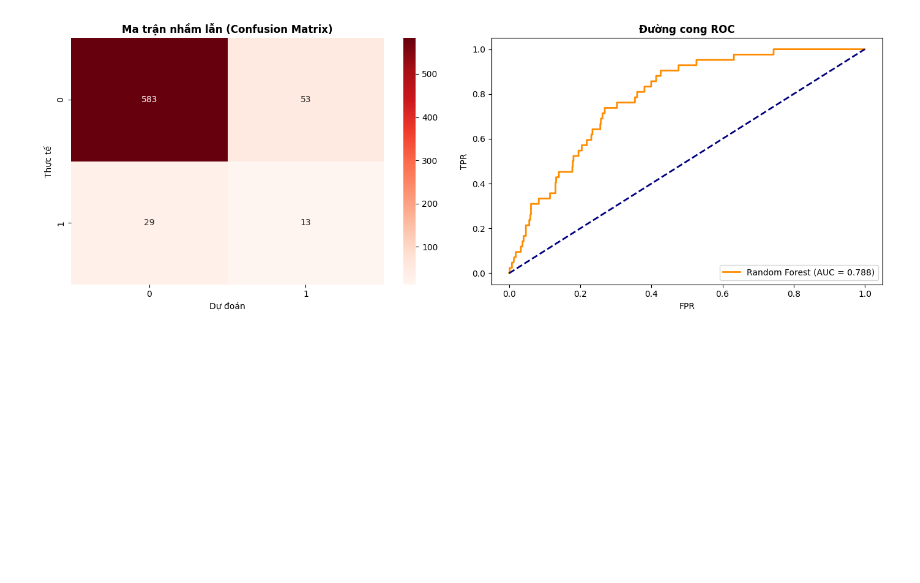
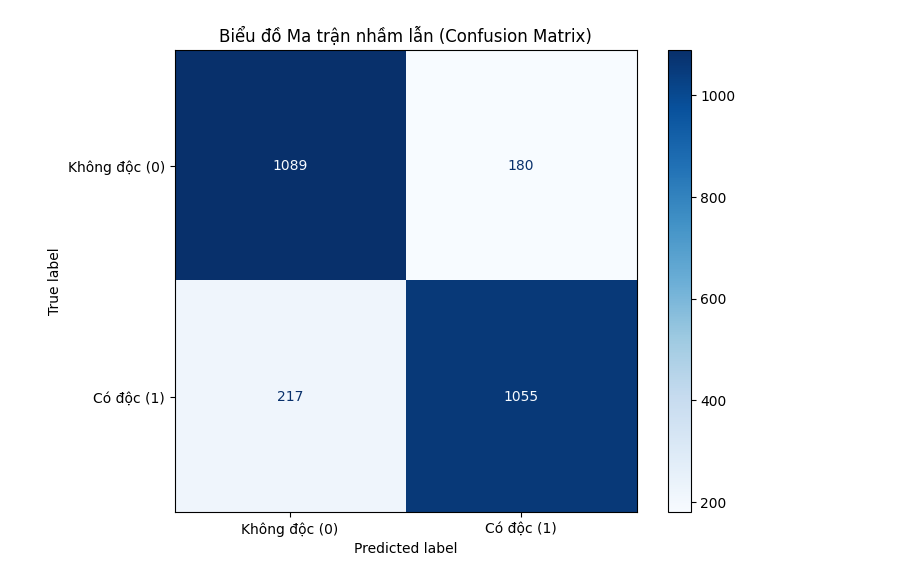
Before and after one commit to HuyVuCS/GroupLab_DrugDiscovery, a Jupyter notebook: Drug Discovery.ipynb, the cells around one changed output. Saved outputs shown, nothing was run; the diff lists cells and outputs as text; code cells hidden in the pictures; blank space fills up the shorter version.

```diff
--- a/Drug Discovery.ipynb
+++ b/Drug Discovery.ipynb
@@ -177,0 +167,10 @@ print(f"-> Khai thác Subgraph hoàn tất! Ma trận Features (X) có kích th
+# %%
+# Lọc ra nhóm phân tử mang độc tính (Nhãn = 1) để tìm các mẫu gây độc (Toxicophores)
+toxic_mols = [mols[i] for i in range(len(mols)) if y_labels[i] == 1]
+print(f"Số lượng phân tử có độc tính tham gia khai phá: {len(toxic_mols)}")
+
+# Cài đặt ngưỡng tối thiểu min_sup (0.1 = 10%)
+min_sup = 0.1
+
+# Gọi hàm khai phá
+discovered_patterns = fsm_algorithm(toxic_mols, min_sup_threshold=min_sup, max_k=6)
@@ -198,45 +225,56 @@ Huấn luyện mô hình Random Forest trên dữ liệu Subgraphs
 # %%
-# Cell 6: Huấn luyện mô hình Random Forest trên dữ liệu Subgraphs
-print("--- ĐANG HUẤN LUYỆN MÔ HÌNH RANDOM FOREST ---")
+# 1. Huấn luyện Random Forest
+rf = RandomForestClassifier(n_estimators=100, random_state=42)
+rf.fit(X_train, y_train)
 
-rf_model = RandomForestClassifier(n_estimators=100, max_depth=15, random_state=42, n_jobs=-1)
-rf_model.fit(X_train_resampled, y_train_resampled)
+# 2. Dự đoán nhãn và xác suất
+y_pred = rf.predict(X_test)
+y_probs = rf.predict_proba(X_test)[:, 1]
 
-y_pred = rf_model.predict(X_test)
-y_prob = rf_model.predict_proba(X_test)[:, 1]
+# 3. Tính toán các chỉ số
+report_dict = classification_report(y_test, y_pred, output_dict=True)
+report_df = pd.DataFrame(report_dict).transpose()
 
-print("\n[BÁO CÁO ĐÁNH GIÁ MÔ HÌNH PHÂN LỚP ĐỒ THỊ]")
+# Tính AUC tổng thể
+fpr, tpr, thresholds = roc_curve(y_test, y_probs)
+model_auc = auc(fpr, tpr)
+report_df.insert(loc=3, column='AUC', value=model_auc)
 
-report_dict = classification_report(y_test, y_pred, target_names=['An Toàn (0)', 'Độc (1)'], output_dict=True)
-df_report = pd.DataFrame(report_dict).transpose()
+report_df.at['accuracy', 'precision'] = ""
+report_df.at['accuracy', 'recall'] = ""
 
-df_report.loc['accuracy', ['precision', 'recall']] = np.nan
+# Trình bày trực quan bằng đường kẻ
+styled_report = report_df.style.set_properties(**{'border': '1px solid black', 'text-align': 'center'})\
+.set_table_styles([{'selector': 'th', 'props': [('border', '1px solid black'), ('background-color','1px solid black')]}])
+display(styled_report)
 
-formatted_report = df_report.copy()
-for col in ['precision', 'recall', 'f1-score']:
-    formatted_report[col] = formatted_report[col].apply(lambda x: f"{x:.2f}" if pd.notnull(x) else "")
-formatted_report['support'] = formatted_report['support'].apply(lambda x: f"{int(x)}")
+# 5. Vẽ Confusion Matrix dạng biểu đồ Heatmap
+fig, ax = plt.subplots(figsize=(8, 6))
+cm = confusion_matrix(y_test, y_pred)
+disp = ConfusionMatrixDisplay(confusion_matrix=cm, display_labels=['Không độc (0)', 'Có độc (1)'])
+disp.plot(cmap='Blues', values_format='d', ax=ax)
+ax.set_title('Biểu đồ Ma trận nhầm lẫn (Confusion Matrix)')
+plt.show()
 
-display(formatted_report)
+# 6. Vẽ biểu đồ ROC Curve và hiển thị AUC
+plt.figure(figsize=(8, 6))
+plt.plot(fpr, tpr, color='darkorange', lw=2, label=f'ROC curve (AUC = {model_auc:.4f})')
+plt.plot([0, 1], [0, 1], color='navy', lw=2, linestyle='--')
+plt.xlim([0.0, 1.0])
+plt.ylim([0.0, 1.05])
+plt.xlabel('Tỷ lệ Dương tính giả (False Positive Rate)')
+plt.ylabel('Tỷ lệ Dương tính thật (True Positive Rate)')
+plt.title('Biểu đồ Đường cong ROC')
+plt.legend(loc="lower right")
+plt.grid(alpha=0.3)
+plt.show()
 
-# Trực quan hóa kết quả
-fig, axes = plt.subplots(1, 2, figsize=(14, 5))
+# 7. Trực quan hóa các mảnh cấu trúc quan trọng nhất (Toxicophores)
+importances = rf.feature_importances_
+top_indices = np.argsort(importances)[-5:]
 
-# 1. Ma trận nhầm lẫn
-sns.heatmap(confusion_matrix(y_test, y_pred), annot=True, fmt='d', cmap='Reds', ax=axes[0])
-axes[0].set_title('Ma trận nhầm lẫn (Confusion Matrix)', fontweight='bold')
-axes[0].set_xlabel('Dự đoán')
-axes[0].set_ylabel('Thực tế')
-
-# 2. Đường cong ROC
-fpr, tpr, _ = roc_curve(y_test, y_prob)
-axes[1].plot(fpr, tpr, color='darkorange', lw=2, label=f'Random Forest (AUC = {auc(fpr, tpr):.3f})')
-axes[1].plot([0, 1], [0, 1], color='navy', lw=2, linestyle='--')
-axes[1].set_title('Đường cong ROC', fontweight='bold')
-axes[1].set_xlabel('FPR')
-axes[1].set_ylabel('TPR')
-axes[1].legend(loc="lower right")
-
-plt.tight_layout()
-plt.show()
+print("\nTop 5 cấu trúc con quyết định độc tính:")
+top_mols = [discovered_patterns[i] for i in top_indices]
+img = Draw.MolsToGridImage(top_mols, molsPerRow=5, legends=[f"Rank {5-i}" for i in range(5)])
+display(img)
 # %% [output]
@@ -252 +287 @@ plt.show()
-[figure, old version]
+[figure, new version]
```
Also changed, not shown: parts of 19 cells of this notebook.
